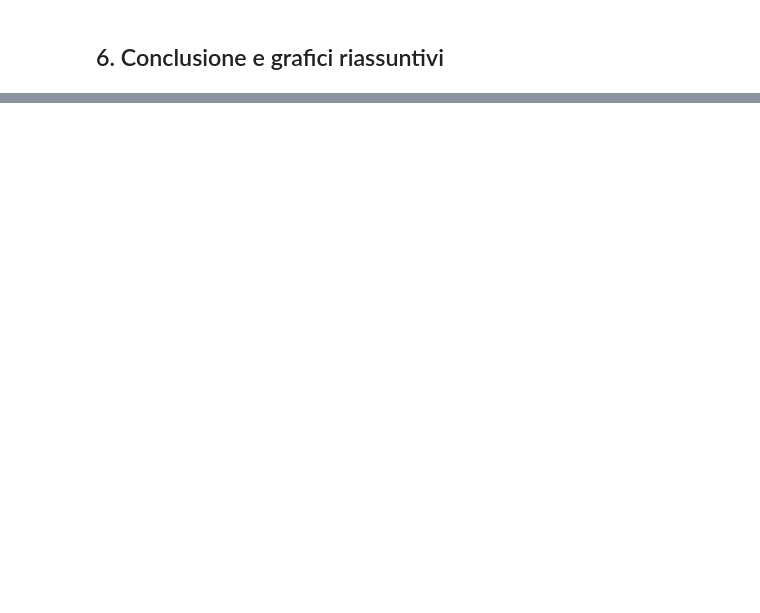
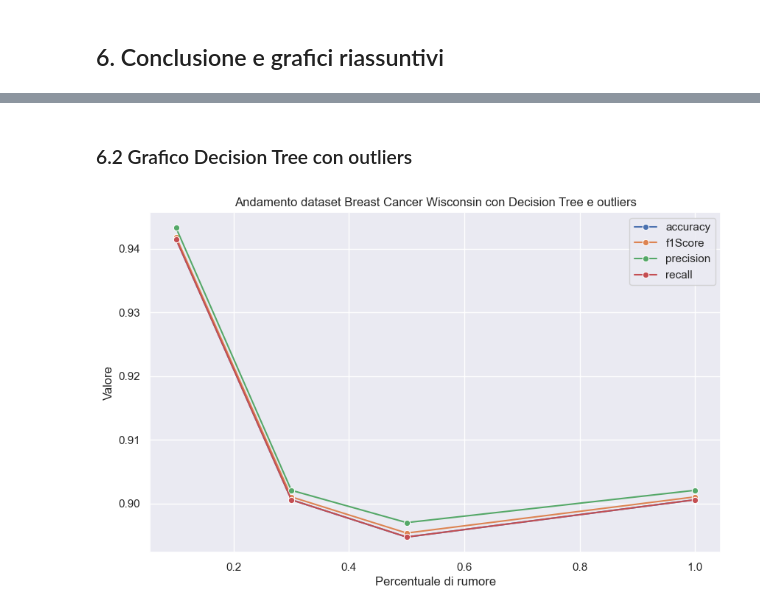
Before and after one commit to Code-Dani/Architetture-dati_Machine-learning-use-case, a Jupyter notebook: notebook.ipynb, the cells around one changed output, grey strips where cells are left out. Drawn from its saved outputs; the diff is of its cells as text; code cells hidden in the pictures; blank space fills up the shorter version.

```diff
--- a/notebook.ipynb
+++ b/notebook.ipynb
@@ -485,2 +643,17 @@ SVC does not accept missing values encoded as NaN natively. For supervised learn
 # %%
-#TODO da implementare
+# Converti il dizionario in DataFrame
+metrics_df = pd.DataFrame(metricsNUll)
+
+# Plotting
+plt.figure(figsize=(10, 6))
+sns.set(style="darkgrid")
+sns.lineplot(data=metrics_df, x='percentuale', y='accuracy', label='accuracy', marker='o')
+sns.lineplot(data=metrics_df, x='percentuale', y='f1_score', label='f1Score', marker='o')
+sns.lineplot(data=metrics_df, x='percentuale', y='precision', label='precision', marker='o')
+sns.lineplot(data=metrics_df, x='percentuale', y='recall', label='recall', marker='o')
+
+plt.title('Andamento dataset Breast Cancer Wisconsin con Decision Tree e valori nulli')
+plt.xlabel('Percentuale di rumore')
+plt.ylabel('Valore')
+plt.legend()
+plt.show()
@@ -486,0 +662,21 @@ SVC does not accept missing values encoded as NaN natively. For supervised learn
+# %% [markdown]
+### 6.2 Grafico Decision Tree con outliers
+# %%
+# Converti il dizionario in DataFrame
+metrics_df = pd.DataFrame(metricsOuliers)
+
+# Plotting
+plt.figure(figsize=(10, 6))
+sns.set(style="darkgrid")
+sns.lineplot(data=metrics_df, x='percentuale', y='accuracy', label='accuracy', marker='o')
+sns.lineplot(data=metrics_df, x='percentuale', y='f1_score', label='f1Score', marker='o')
+sns.lineplot(data=metrics_df, x='percentuale', y='precision', label='precision', marker='o')
+sns.lineplot(data=metrics_df, x='percentuale', y='recall', label='recall', marker='o')
+
+plt.title('Andamento dataset Breast Cancer Wisconsin con Decision Tree e outliers')
+plt.xlabel('Percentuale di rumore')
+plt.ylabel('Valore')
+plt.legend()
+plt.show()
+# %% [output]
+[figure, added]
```
Also changed, not shown: parts of 45 cells of this notebook.
